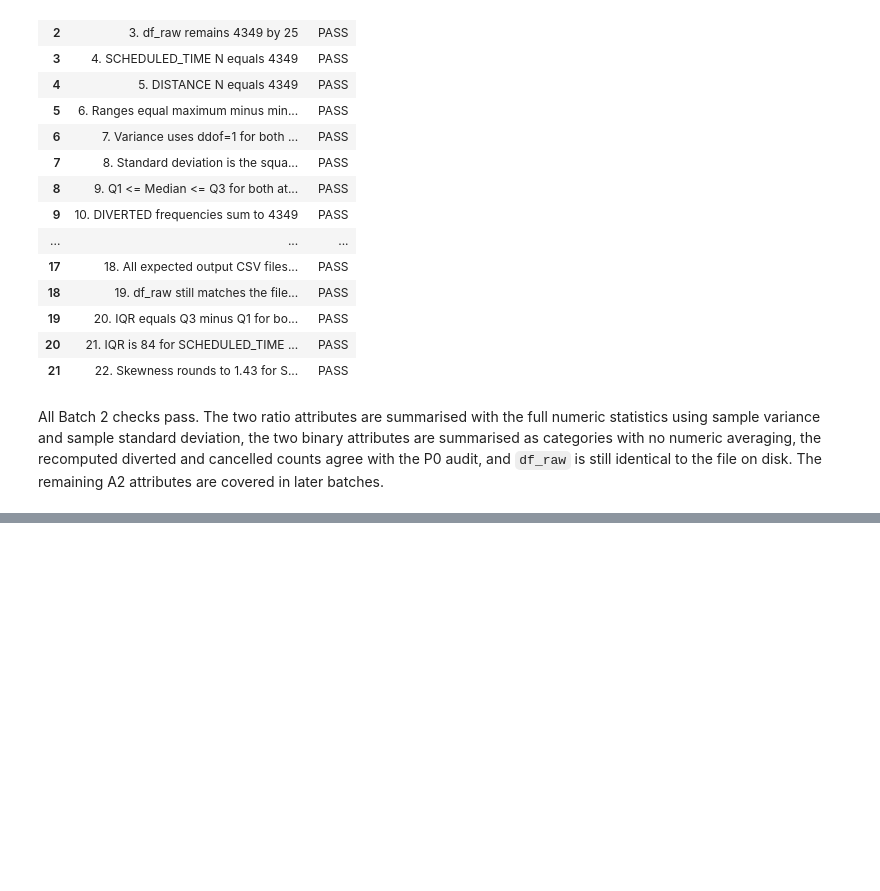
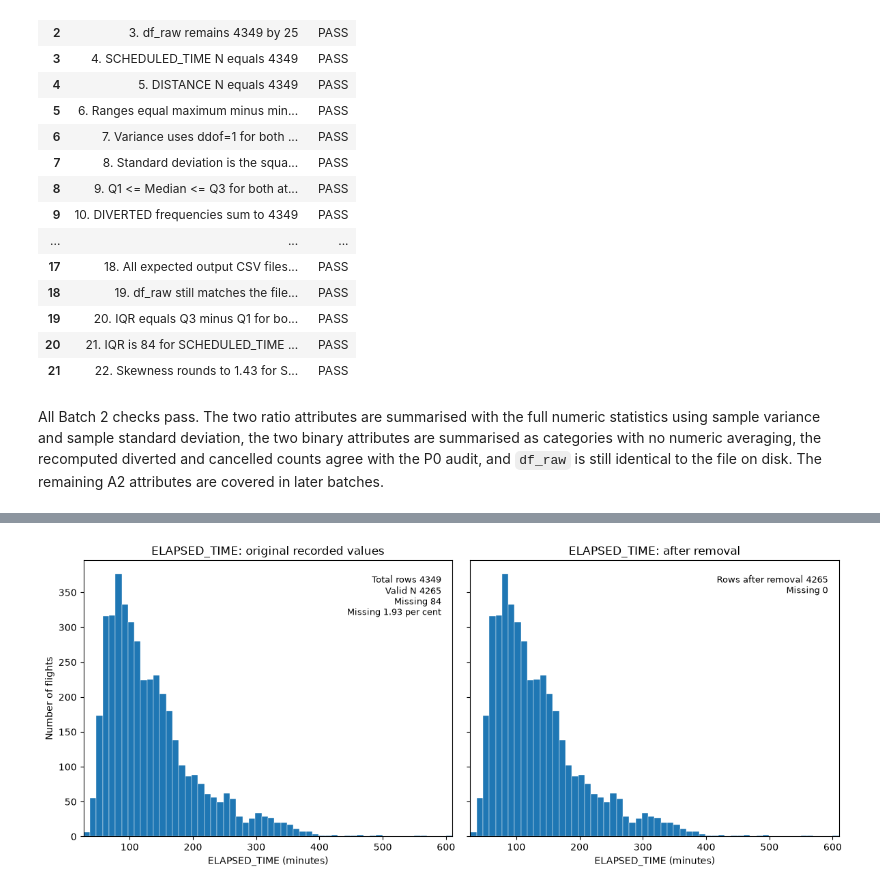
Before and after one commit to le23967/31250-assignment2-25740123, a Jupyter notebook: ida_25740123.ipynb, the cells around one changed output, grey strips where cells are left out. Drawn from its saved outputs; the diff is of its cells as text; code cells hidden in the pictures; blank space fills up the shorter version.

```diff
--- a/ida_25740123.ipynb
+++ b/ida_25740123.ipynb
@@ -1710,0 +1980,4 @@ All Batch 2 checks pass. The two ratio attributes are summarised with the full n
+# %%
+save_missing_comparison_figure("ELAPSED_TIME")
+# %% [output]
+[figure, added]
```
Also changed, not shown: parts of 36 cells of this notebook, 11 other files.
